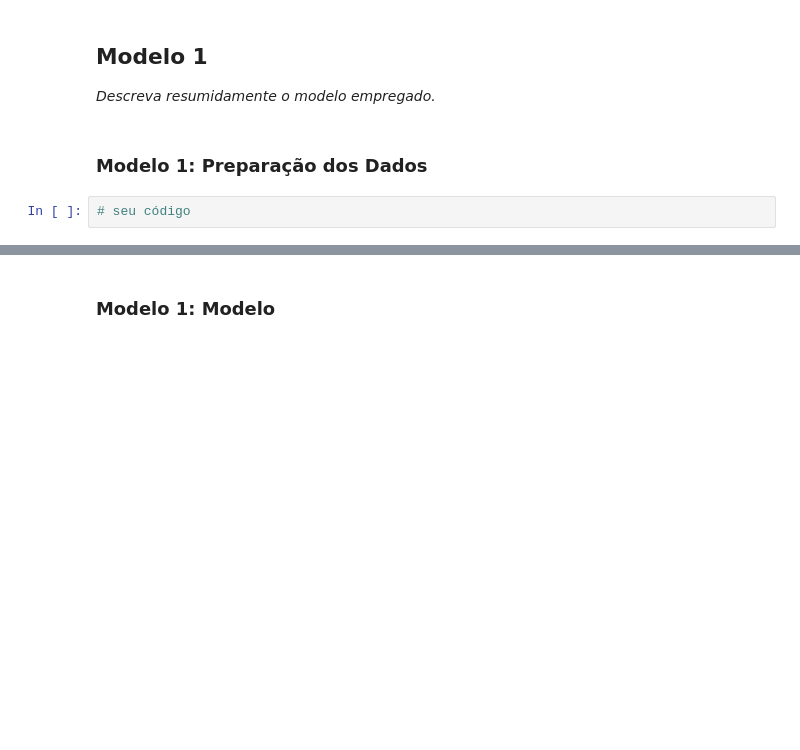
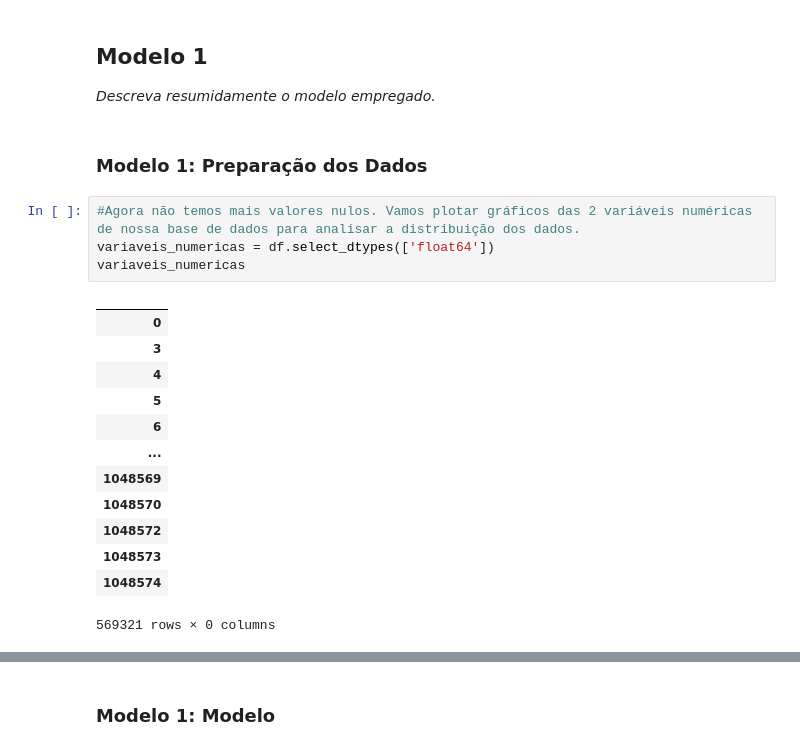
Before and after one commit to ju-arauj/swot, a Jupyter notebook: ML7_ex_projeto.ipynb, the cells around one changed output, grey strips where cells are left out. Saved outputs shown, nothing was run; the diff lists cells and outputs as text; blank space fills up the shorter version.

```diff
--- a/ML7_ex_projeto.ipynb
+++ b/ML7_ex_projeto.ipynb
@@ -89,5 +120,21 @@ Aluno5 = 'None' #@param {type:"string"}
 *Descreva resumidamente o modelo empregado.*
 # %% [markdown]
 ### **Modelo 1:** Preparação dos Dados
-# %%
-# seu código
+# %%
+#Agora não temos mais valores nulos. Vamos plotar gráficos das 2 variáveis numéricas de nossa base de dados para analisar a distribuição dos dados.
+variaveis_numericas = df.select_dtypes(['float64'])
+variaveis_numericas
+# %% [output]
+|  |
+| 0 |
+| 3 |
+| 4 |
+| 5 |
+| 6 |
+| ... |
+| 1048569 |
+| 1048570 |
+| 1048572 |
+| 1048573 |
+| 1048574 |
+569321 rows × 0 columns
```
Also changed, not shown: parts of 54 cells of this notebook.
